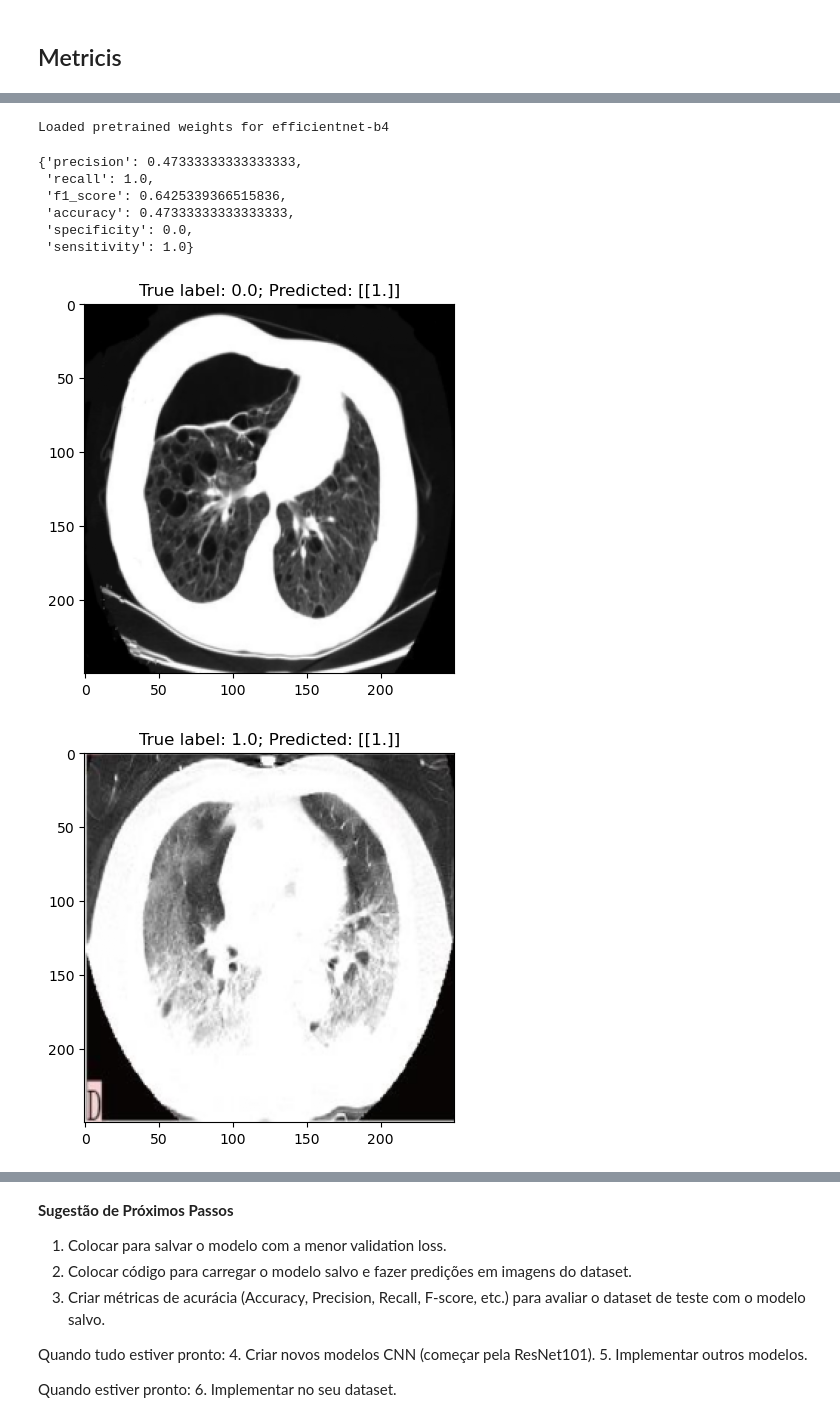
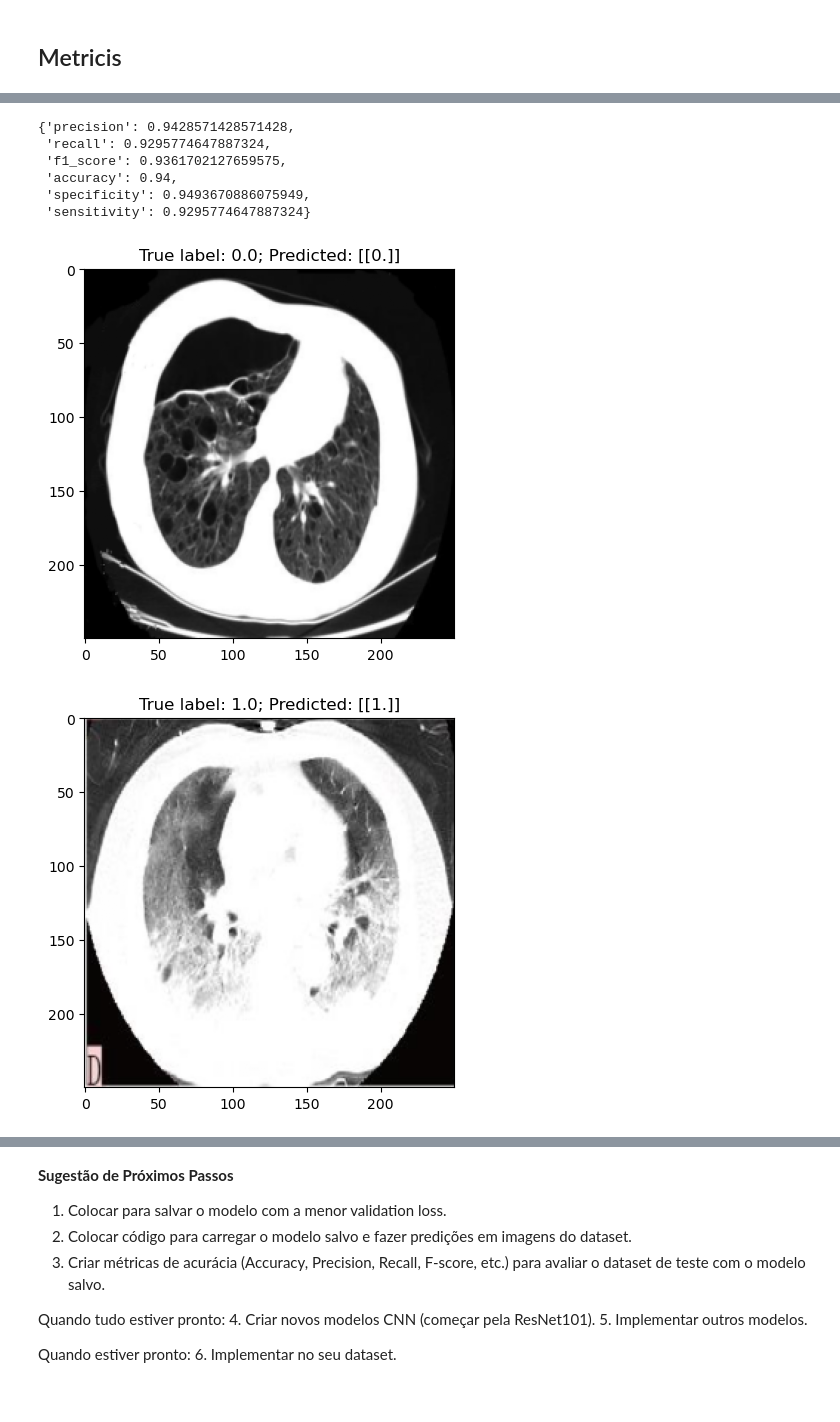
Before and after one commit to LucasLessa1/PIBIC, a Jupyter notebook: image-classification-using-pytorch.ipynb, the cells around one changed output, grey strips where cells are left out. Saved outputs shown, nothing was run; the diff lists cells and outputs as text; code cells hidden in the pictures.

```diff
--- a/image-classification-using-pytorch.ipynb
+++ b/image-classification-using-pytorch.ipynb
@@ -480,8 +477,8 @@ train_dataset = CT_Dataset(img_path=images_train, img_labels=y_train)
 val_dataset = CT_Dataset(img_path=images_val, img_labels=y_val)
 test_dataset = CT_Dataset(img_path=images_test, img_labels=y_test)
 
-batch_size = 10
-epoch = 10
+batch_size = 32
+epoch = 50
 
 # # Train the ResNet101 model
 # model_resnet101 = ResNet101()
@@ -489,7 +486,7 @@ epoch = 10
 
 # Train the EfficientNetB4 model
 model_efficientnet_b4 = EfficientNetB4()
-hist, model = train_model(model_efficientnet_b4, train_dataset, val_dataset, test_dataset, device, lr=0.0002, batch_size= batch_size, epochs=epoch, l2=0.09, patience=5)
+hist_EfficientNetB4, model_EfficientNetB4 = train_model(model_efficientnet_b4, train_dataset, val_dataset, test_dataset, device, lr=0.0002, batch_size= batch_size, epochs=epoch, l2=0.09, patience=5)
 
 # # Train the EfficientNetB7 model
 # model_efficientnet_b7 = EfficientNetB7()
@@ -515,2 +516,6 @@ Test Accuracy:  0.47333333333333333
+# %%
+label_model = "ResNet101_1"
+hist_kernel = hist_EfficientNetB4
+model_kernel = model_EfficientNetB4
 # %%
 # torch.save(model.state_dict(), 'C:/Users/Lucas/PIBIC/model_NIG-CHEST/trained_model.pth')
@@ -590,9 +601,17 @@ def calculate_metrics(model, test_dataset, device, plot_images=False):
 
 
 
-model_path = 'C:/Users/Lucas/PIBIC/model_NIG-CHEST/trained_model_EfficientNetB4.pth'
+model_path = f'C:/Users/Lucas/PIBIC/model_NIG-CHEST/trained_model_{label_model}.pth'
 
-model = EfficientNetB4()
+if label_model[:6] == "ResNet":
+    model = ResNet101()
+elif label_model[:14] == "EfficientNetB4":
+    model = EfficientNetB4()
+elif label_model[:14] == "EfficientNetB7":
+    model = EfficientNetB7()
+elif label_model[:5] == "VGG16":
+    model = VGG16()
+
 model.load_state_dict(torch.load(model_path))
 model.to(device)  # Move the model to the specified device
 model.eval()  # Set the model to evaluation mode
@@ -601,10 +620,9 @@ model.eval()  # Set the model to evaluation mode
 metrics = calculate_metrics(model, test_dataset, device, plot_images=True)
 metrics
 # %% [output]
-Loaded pretrained weights for efficientnet-b4
+{'precision': 0.9428571428571428,
+ 'recall': 0.9295774647887324,
+ 'f1_score': 0.9361702127659575,
+ 'accuracy': 0.94,
+ 'specificity': 0.9493670886075949,
+ 'sensitivity': 0.9295774647887324}
-{'precision': 0.47333333333333333,
- 'recall': 1.0,
- 'f1_score': 0.6425339366515836,
- 'accuracy': 0.47333333333333333,
- 'specificity': 0.0,
- 'sensitivity': 1.0}
@@ -627,33 +647,33 @@ def process_images(model, test_dataset, device, plot_images=False, num_images_to
                 plot_image(images, labels, predictions)
                 images_plotted += 1
 
             # Break the loop if the desired number of images is plotted
             if images_plotted >= num_images_to_plot:
                 break
 
 
 def plot_image(images, true_label, predicted_label):
     if len(images.shape) == 4 and images.shape[1] == 3:
         # Convert CUDA tensor to numpy array and rearrange dimensions for RGB image
         images = images.cpu().detach().numpy().squeeze().transpose((1, 2, 0))
     else:
         # Convert CUDA tensor to numpy array and squeeze if necessary
         images = images.cpu().detach().numpy().squeeze()
 
     if len(images.shape) == 2:
         plt.imshow(images, cmap='gray')
     else:
         plt.imshow(images)
 
     # Format the labels
     true_label = true_label.item() if isinstance(true_label, torch.Tensor) else true_label
     predicted_label = predicted_label.item() if isinstance(predicted_label, torch.Tensor) else predicted_label
 
     plt.title(f'True label: {true_label}; Predicted: {predicted_label}')
     plt.show()
 
 
-process_images(model, test_dataset, device, plot_images=True)
+process_images(model_kernel, test_dataset, device, plot_images=True)
 # %% [output]
-[figure, old version]
+[figure, new version]
 [figure]
```
Also changed, not shown: parts of 7 cells of this notebook.
